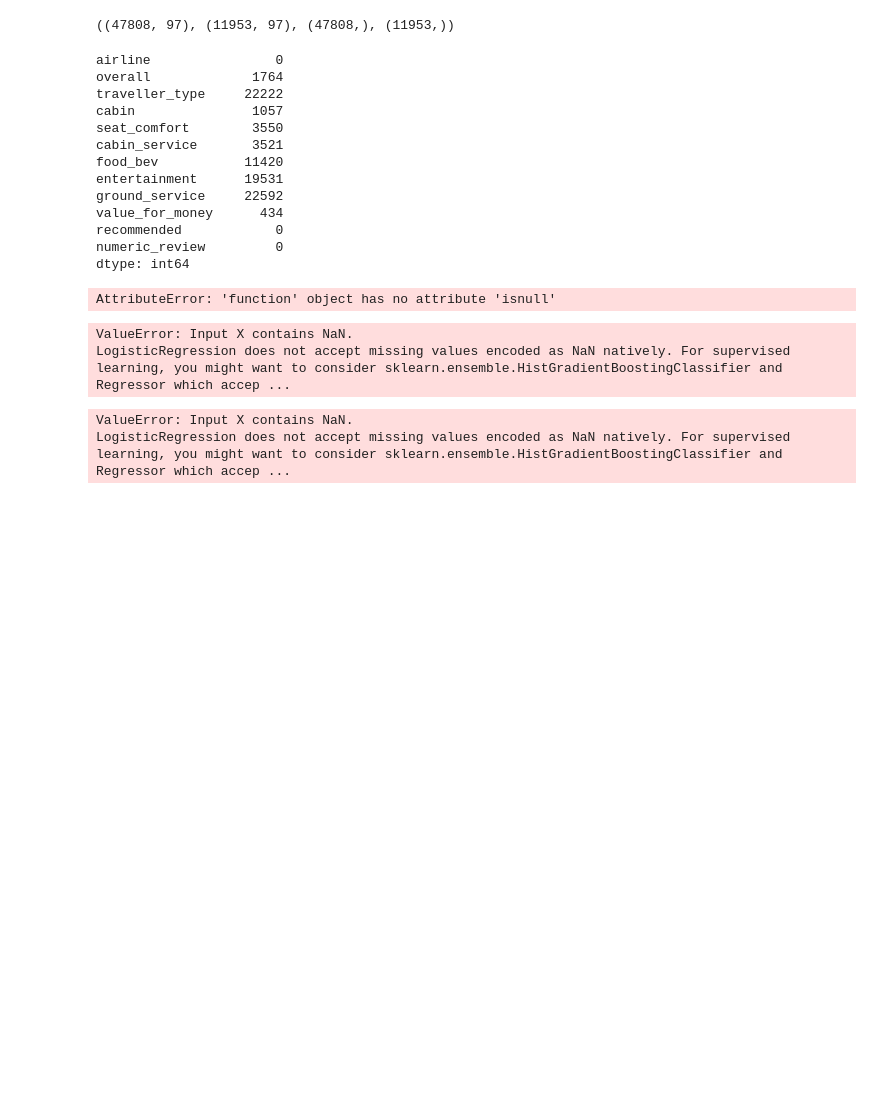
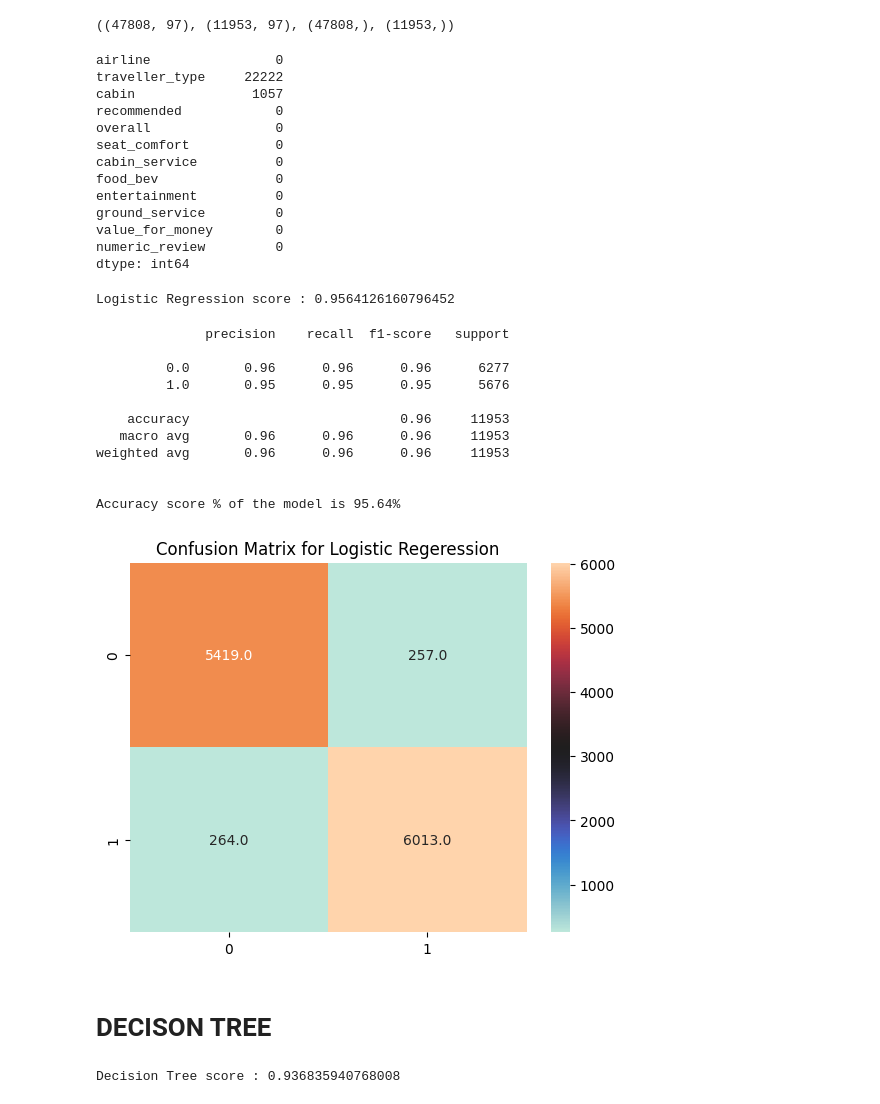
Before and after one commit to Tilak46-R/Airline-Referral-capstone-project-Classification, a Jupyter notebook: Airline_Referral_capstone_project_Classification.ipynb, the cells around one changed output. Cells and saved outputs as stored; diff of their text form; code cells hidden in the pictures; blank space fills up the shorter version.

```diff
--- a/Airline_Referral_capstone_project_Classification.ipynb
+++ b/Airline_Referral_capstone_project_Classification.ipynb
@@ -745,3 +733,3 @@ memory usage: 6.4+ MB
 # %%
-airline_data.drop('date_flown', axis = 1, inplace =True)
+#airline_data.drop('date_flown', inplace =True)
 # %% [output]
@@ -811,7 +796,7 @@ X_train.shape, X_test.shape, y_train.shape, y_test.shape
 ((47808, 97), (11953, 97), (47808,), (11953,))
 # %%
 column = ['Model','Accuracy','Precision','Recall','f1-score','roc_auc_score']
-evaluation_metrics =pd.DataFrame(columns = column)
+evaluation_metrics_df =pd.DataFrame(columns = column)
 # %%
 def evaluation_metrics(model,y_test,pred_value, metric_df):
   metric_df= metric_df.append({'Model': model,
@@ -825,41 +810,48 @@ def evaluation_metrics(model,y_test,pred_value, metric_df):
 airline_data.isnull().sum()
 # %% [output]
 airline                0
-overall             1764
 traveller_type     22222
 cabin               1057
-seat_comfort        3550
-cabin_service       3521
-food_bev           11420
-entertainment      19531
-ground_service     22592
-value_for_money      434
 recommended            0
+overall                0
+seat_comfort           0
+cabin_service          0
+food_bev               0
+entertainment          0
+ground_service         0
+value_for_money        0
 numeric_review         0
 dtype: int64
-# %%
-airline_data.drop.isnull()
-# %% [output]
-AttributeError: 'function' object has no attribute 'isnull'
 # %%
 log = LogisticRegression(max_iter = 10000)
 log.fit(X_train,y_train)
 score= log.score(X_test,y_test)
 print(f"Logistic Regression score : {score}")
 # %% [output]
-ValueError: Input X contains NaN.
-LogisticRegression does not accept missing values encoded as NaN natively. For supervised learning, you might want to consider sklearn.ensemble.HistGradientBoostingClassifier and Regressor which accep ...
+Logistic Regression score : 0.9564126160796452
 # %%
 pred_value = log.predict(X_test)
 print(metrics.classification_report(y_test,pred_value))
 cm = confusion_matrix(y_test,pred_value,labels =[1,0])
 
 print(f'\nAccuracy score % of the model is {round(accuracy_score(y_test,pred_value)*100,2)}%\n')
 sns.heatmap(cm, annot=True, fmt = ".1f",cmap='icefire')
 plt.title('Confusion Matrix for Logistic Regeression')
 
 #calling function to append evaluation metrices
-evaluation_metrics_df=evaluation_metric('Logistic Regression',y_test,pred_value,evaluation_metrics_df)
+evaluation_metrics =evaluation_metrics('Logistic Regression',y_test,pred_value,evaluation_metrics_df)
 # %% [output]
-ValueError: Input X contains NaN.
-LogisticRegression does not accept missing values encoded as NaN natively. For supervised learning, you might want to consider sklearn.ensemble.HistGradientBoostingClassifier and Regressor which accep ...
+              precision    recall  f1-score   support
+
+         0.0       0.96      0.96      0.96      6277
+         1.0       0.95      0.95      0.95      5676
+
+    accuracy                           0.96     11953
+   macro avg       0.96      0.96      0.96     11953
+weighted avg       0.96      0.96      0.96     11953
+
+
+Accuracy score % of the model is 95.64%
+[figure, added]
+# %% [markdown]
+# **DECISON TREE**
@@ -865,0 +867,9 @@ LogisticRegression does not accept missing values encoded as NaN natively. For s
+# %%
+#Decision Tree
+
+decision_tree = DecisionTreeClassifier()
+decision_tree.fit(X_train,y_train)
+score = decision_tree.score(X_test,y_test)
+print(f"Decision Tree score : {score}")
+# %% [output]
+Decision Tree score : 0.936835940768008
```
Also changed, not shown: parts of 25 cells of this notebook.
